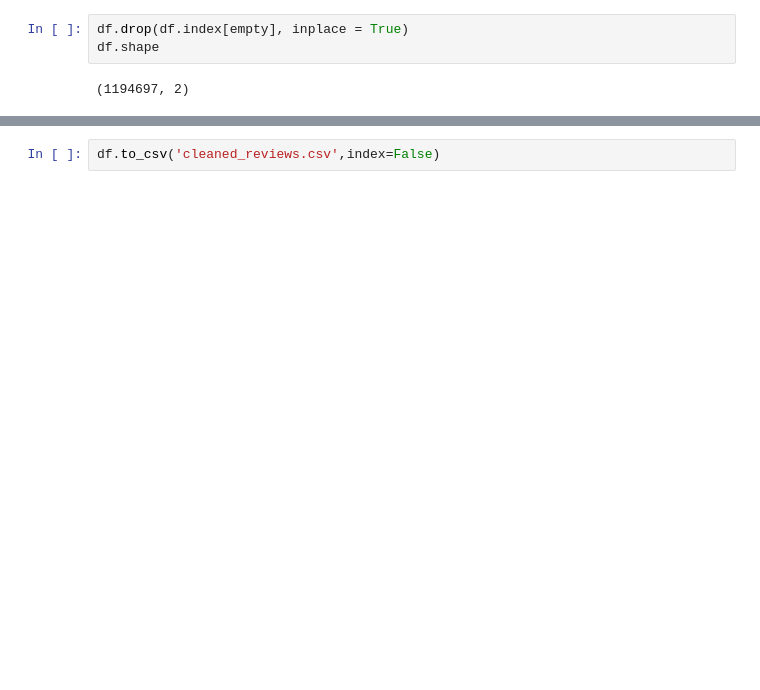
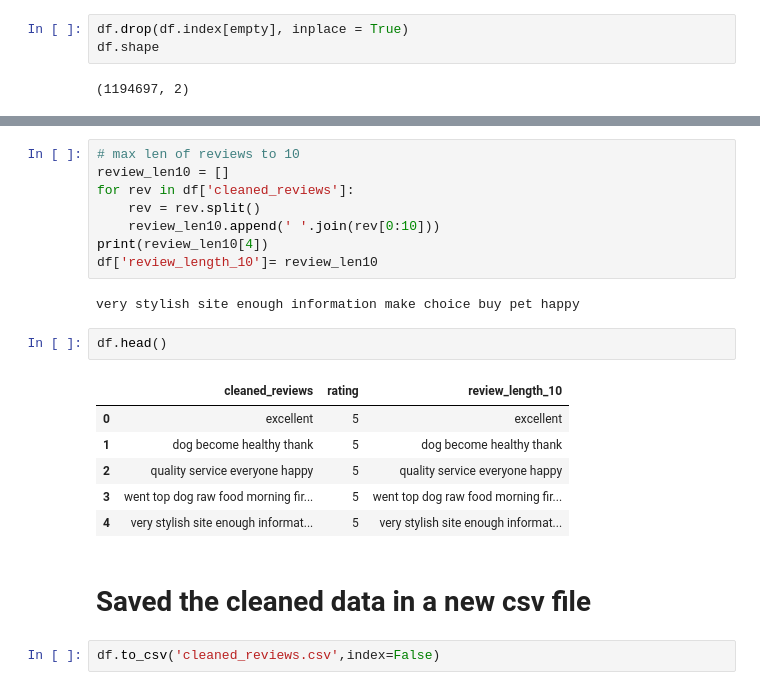
Before and after one commit to pranavdesh08/NLP, a Jupyter notebook: cleaned_data.ipynb, the cells around one changed output, grey strips where cells are left out. Cells and saved outputs as stored; diff of their text form; blank space fills up the shorter version.

```diff
--- a/cleaned_data.ipynb
+++ b/cleaned_data.ipynb
@@ -138,2 +185,23 @@ df.shape
+# %%
+# max len of reviews to 10
+review_len10 = []
+for rev in df['cleaned_reviews']:
+    rev = rev.split()
+    review_len10.append(' '.join(rev[0:10]))
+print(review_len10[4])
+df['review_length_10']= review_len10
+# %% [output]
+very stylish site enough information make choice buy pet happy
+# %%
+df.head()
+# %% [output]
+|  | cleaned_reviews | rating | review_length_10 |
+| 0 | excellent | 5 | excellent |
+| 1 | dog become healthy thank | 5 | dog become healthy thank |
+| 2 | quality service everyone happy | 5 | quality service everyone happy |
+| 3 | went top dog raw food morning fir... | 5 | went top dog raw food morning fir... |
+| 4 | very stylish site enough informat... | 5 | very stylish site enough informat... |
+# %% [markdown]
+# Saved the cleaned data in a new csv file
 # %%
 df.to_csv('cleaned_reviews.csv',index=False)
```
Also changed, not shown: parts of 11 cells of this notebook, 3 other files.
